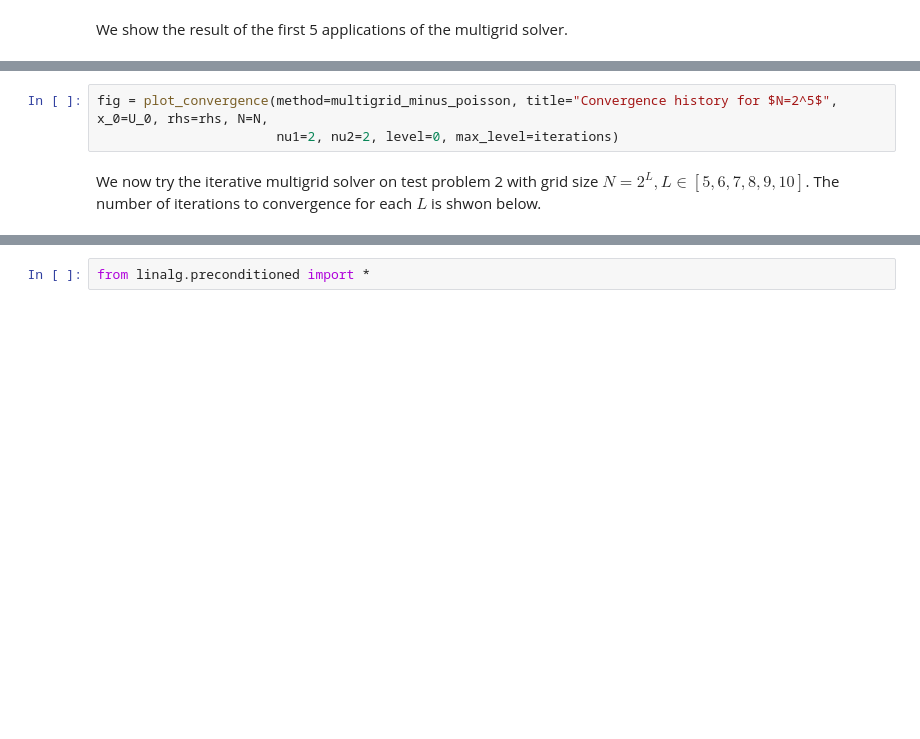
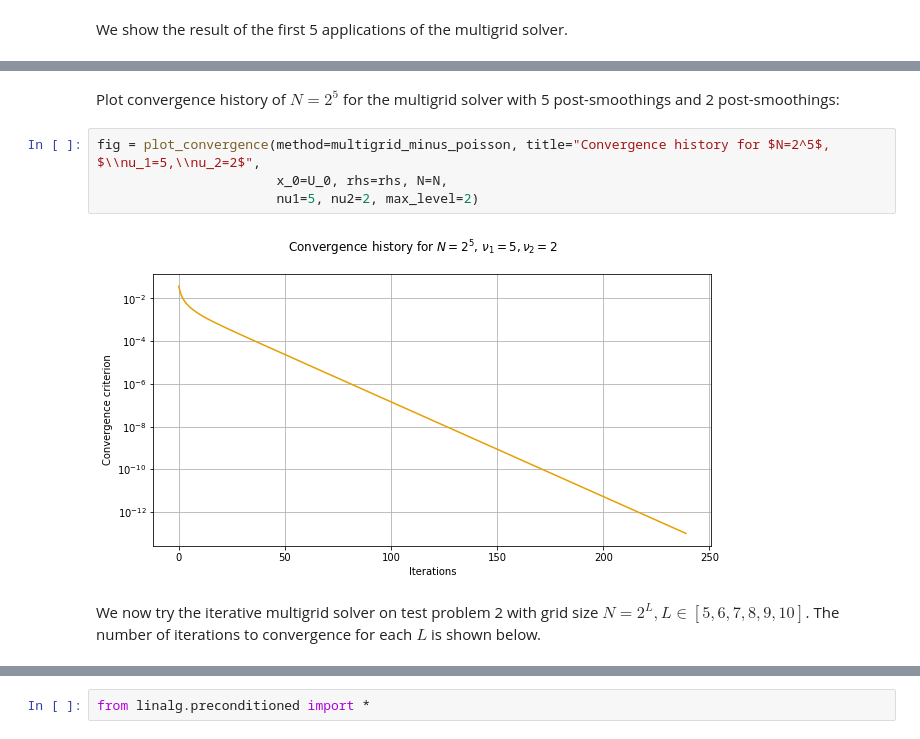
Before and after one commit to alexarntzen/num-linalg, a Jupyter notebook: report/project_part1.ipynb, the cells around one changed output, grey strips where cells are left out. Drawn from its saved outputs; the diff is of its cells as text; blank space fills up the shorter version.

```diff
--- a/report/project_part1.ipynb
+++ b/report/project_part1.ipynb
@@ -87,6 +123,12 @@ Plot convergence history of $N=2^5$ for the multigrid solver:
+# %% [markdown]
+Plot convergence history of $N=2^5$ for the multigrid solver with 5 post-smoothings and 2 post-smoothings:
 # %%
-fig = plot_convergence(method=multigrid_minus_poisson, title="Convergence history for $N=2^5$", x_0=U_0, rhs=rhs, N=N,
-                       nu1=2, nu2=2, level=0, max_level=iterations)
+fig = plot_convergence(method=multigrid_minus_poisson, title="Convergence history for $N=2^5$, $\\nu_1=5,\\nu_2=2$",
+                       x_0=U_0, rhs=rhs, N=N,
+                       nu1=5, nu2=2, max_level=2)
+# %% [output]
+[figure, added]
 # %% [markdown]
-We now try the iterative multigrid solver on test problem 2 with grid size $N=2^L, L \in [5,6,7,8,9,10]$. The number of iterations to convergence for each $L$ is shwon below.
+We now try the iterative multigrid solver on test problem 2 with grid size $N=2^L, L \in [5,6,7,8,9,10]$.
+The number of iterations to convergence for each $L$ is shown below.
 # %%
```
Also changed, not shown: parts of 26 cells of this notebook.
